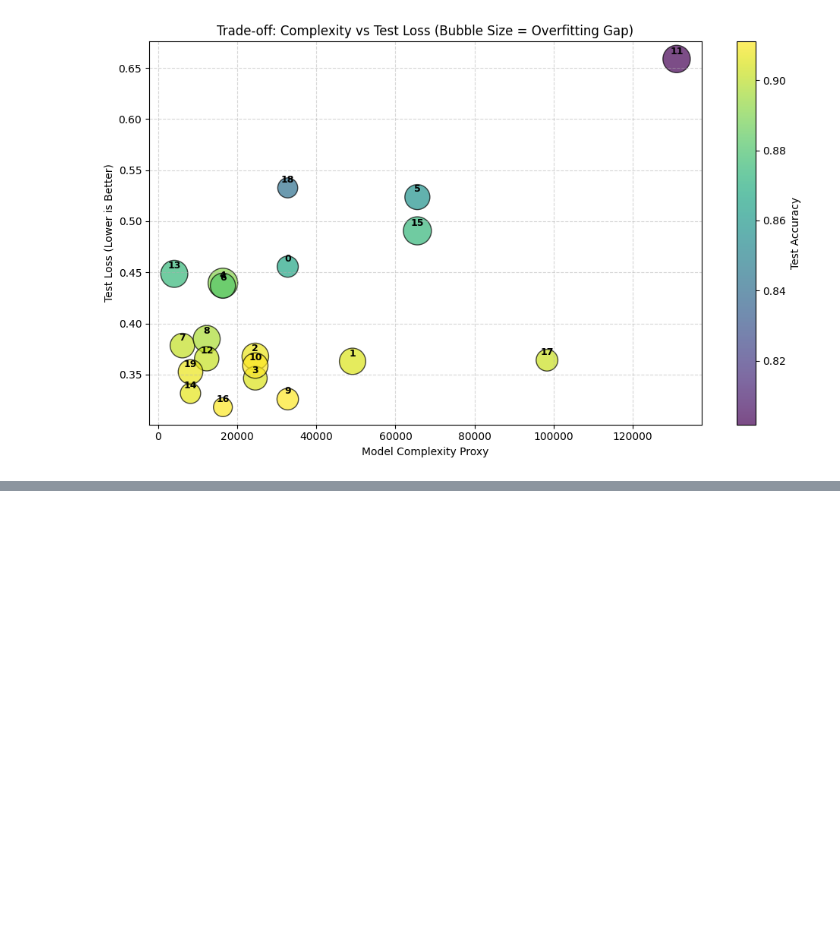
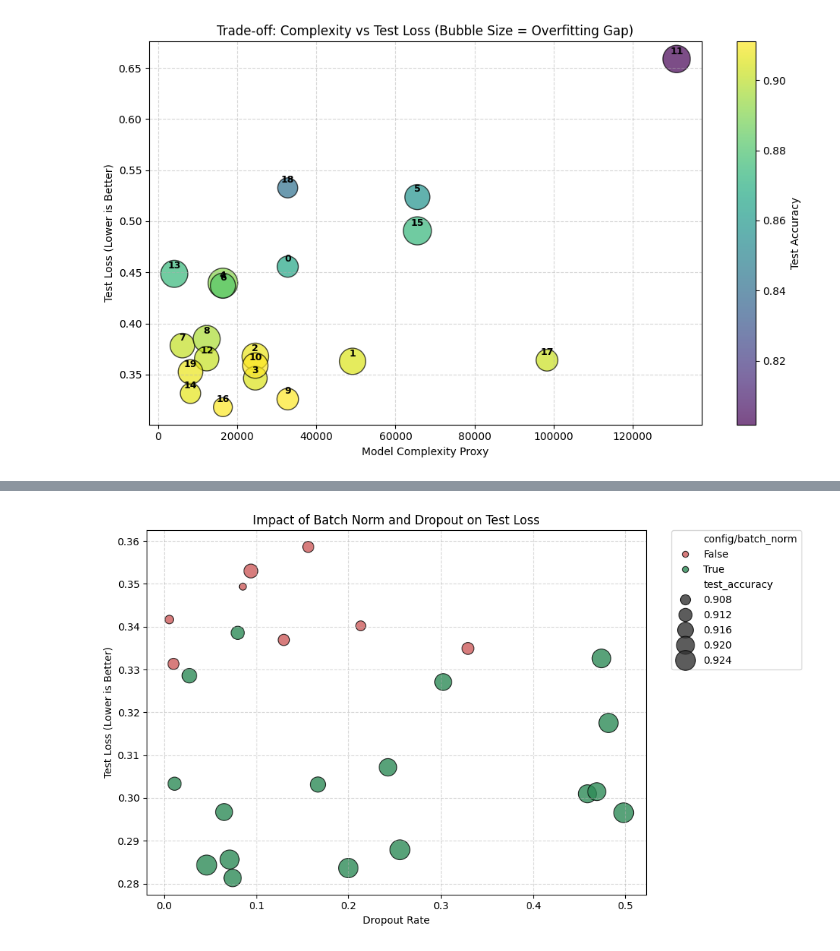
Before and after one commit to StevenBontius/Street-View-House-Numbers, a Jupyter notebook: notebooks/results.ipynb, the cells around one changed output, grey strips where cells are left out. Drawn from its saved outputs; the diff is of its cells as text; code cells hidden in the pictures; blank space fills up the shorter version.

```diff
--- a/notebooks/results.ipynb
+++ b/notebooks/results.ipynb
@@ -121,0 +158,33 @@ plt.show()
+# %%
+import matplotlib.pyplot as plt
+import seaborn as sns
+
+# Ensure the gap is calculated just in case you want to swap the bubble size
+df2["loss_gap"] = df2["test_loss"] - df2["train_loss"]
+
+plt.figure(figsize=(10, 6))
+
+# Create the scatter plot
+sns.scatterplot(
+    data=df2,
+    x="config/drop_out",
+    y="test_loss",
+    hue="config/batch_norm",
+    size="test_accuracy",        # Larger bubbles = better accuracy
+    sizes=(50, 400),             # Control the min/max bubble size
+    palette={True: "seagreen", False: "indianred"}, # Distinct colors
+    alpha=0.8,
+    edgecolor="black"
+)
+
+plt.title("Impact of Batch Norm and Dropout on Test Loss")
+plt.xlabel("Dropout Rate")
+plt.ylabel("Test Loss (Lower is Better)")
+
+# Move legend outside the plot area
+plt.legend(bbox_to_anchor=(1.05, 1), loc='upper left', borderaxespad=0)
+plt.grid(True, linestyle="--", alpha=0.5)
+plt.tight_layout()
+plt.show()
+# %% [output]
+[figure, added]
```
Also changed, not shown: parts of 5 cells of this notebook, 5 other files.
